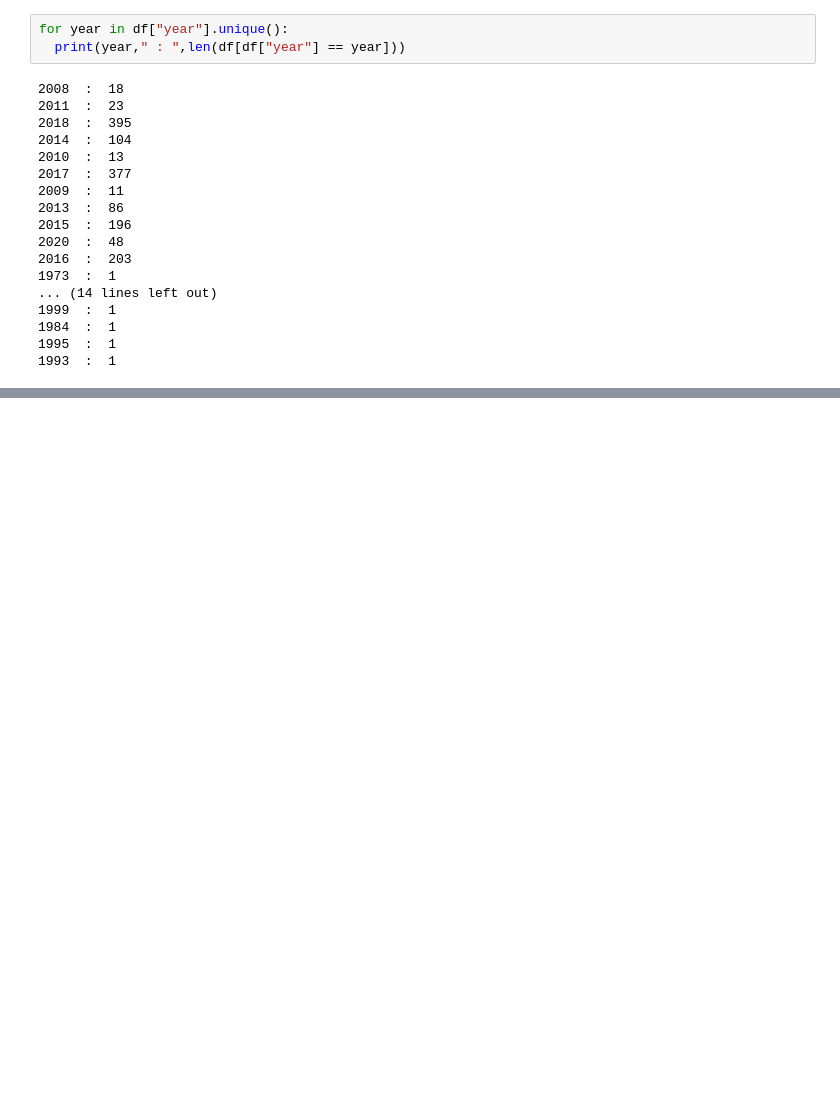
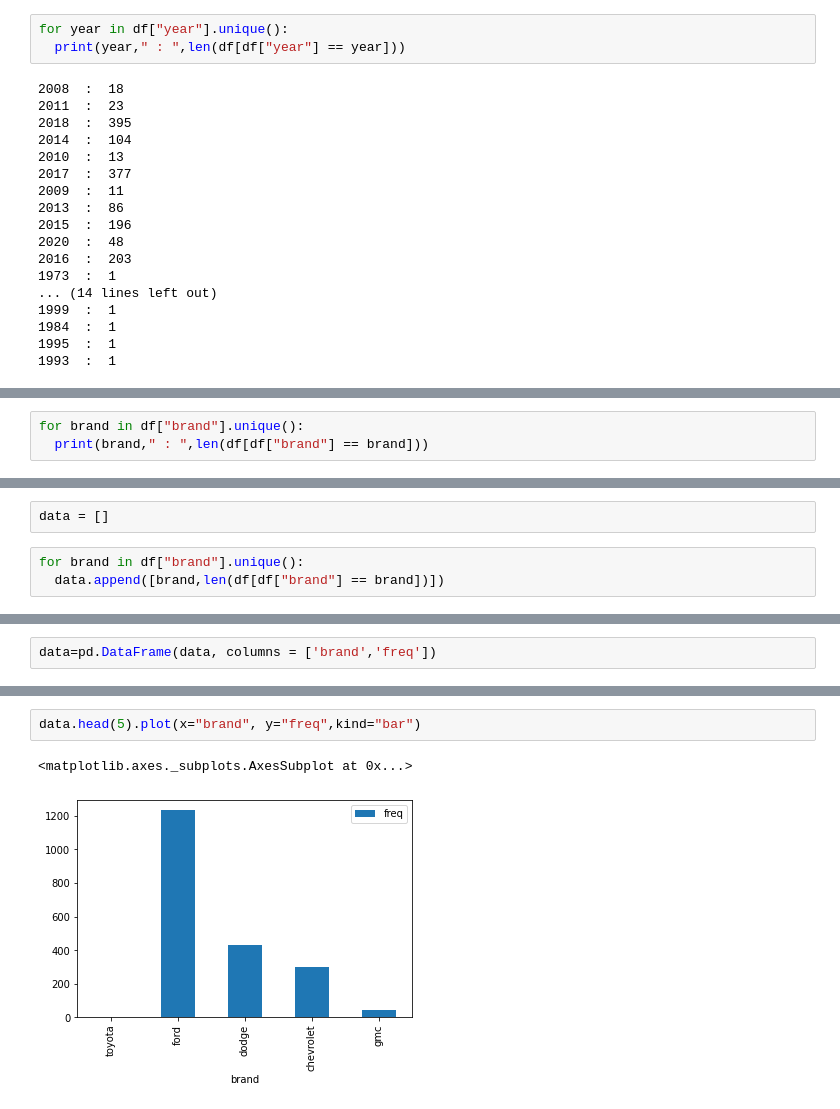
Before and after one commit to Dinoop7072/USA_car_dataset_analysis, a Jupyter notebook: Car_project.ipynb, the cells around one changed output, grey strips where cells are left out. Cells and saved outputs as stored; diff of their text form; blank space fills up the shorter version.

```diff
--- a/Car_project.ipynb
+++ b/Car_project.ipynb
@@ -398,0 +410,3 @@ for year in df["year"].unique():
+# %%
+for brand in df["brand"].unique():
+  print(brand," : ",len(df[df["brand"] == brand]))
@@ -398,0 +431,5 @@ for year in df["year"].unique():
+# %%
+data = []
+# %%
+for brand in df["brand"].unique():
+  data.append([brand,len(df[df["brand"] == brand])])
@@ -398,0 +456,2 @@ for year in df["year"].unique():
+# %%
+data=pd.DataFrame(data, columns = ['brand','freq'])
@@ -398,0 +507,5 @@ for year in df["year"].unique():
+# %%
+data.head(5).plot(x="brand", y="freq",kind="bar")
+# %% [output]
+<matplotlib.axes._subplots.AxesSubplot at 0x...>
+[figure, added]
```
Also changed, not shown: parts of 43 cells of this notebook.
